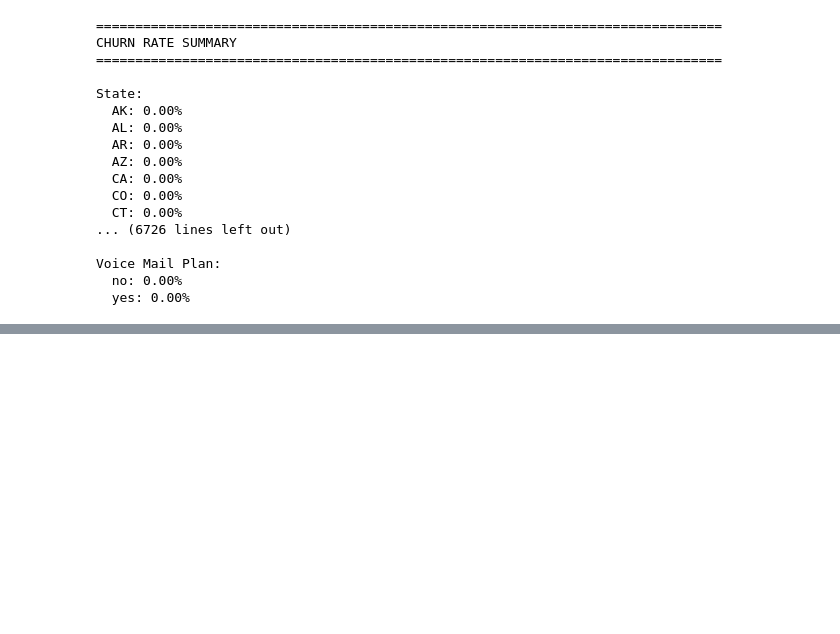
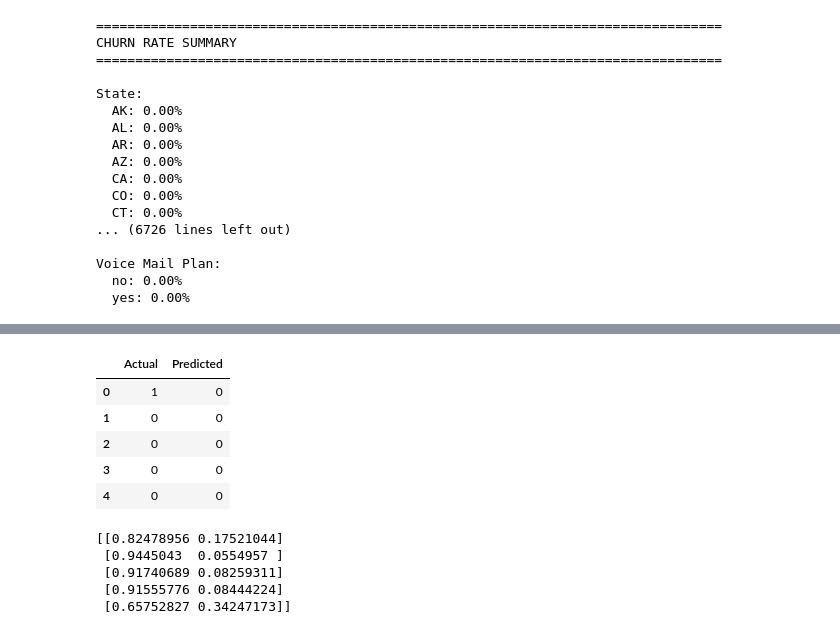
Before and after one commit to workerbeedez/Last-Project, a Jupyter notebook: churn.ipynb, the cells around one changed output, grey strips where cells are left out. Drawn from its saved outputs; the diff is of its cells as text; code cells hidden in the pictures; blank space fills up the shorter version.

```diff
--- a/churn.ipynb
+++ b/churn.ipynb
@@ -500,0 +724,4 @@ Customers WITHOUT CHURN:
+# %%
+# making predictions
+y_pred = pipeline.predict(X_test)
+print(y_pred)
@@ -500,0 +748,26 @@ Customers WITHOUT CHURN:
+# %%
+# predicting churn with labels
+predictions = pd.DataFrame({
+    "Actual": y_test.values,
+    "Predicted": y_pred
+})
+
+predictions.head()
+# %% [output]
+|  | Actual | Predicted |
+| 0 | 1 | 0 |
+| 1 | 0 | 0 |
+| 2 | 0 | 0 |
+| 3 | 0 | 0 |
+| 4 | 0 | 0 |
+# %%
+#predicting probabilities
+y_prob = pipeline.predict_proba(X_test)
+
+print(y_prob[:5])
+# %% [output]
+[[0.82478956 0.17521044]
+ [0.9445043  0.0554957 ]
+ [0.91740689 0.08259311]
+ [0.91555776 0.08444224]
+ [0.65752827 0.34247173]]
```
Also changed, not shown: parts of 36 cells of this notebook.
